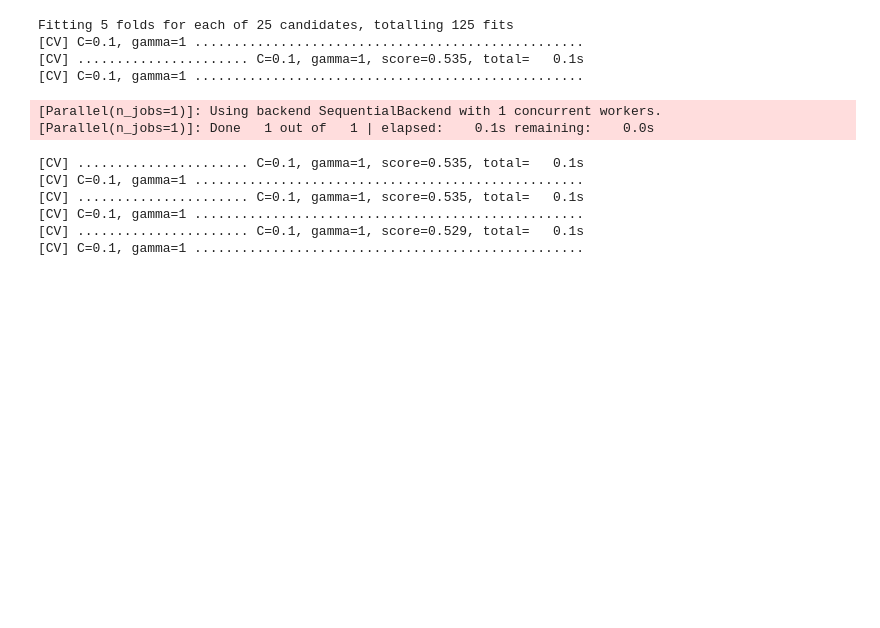
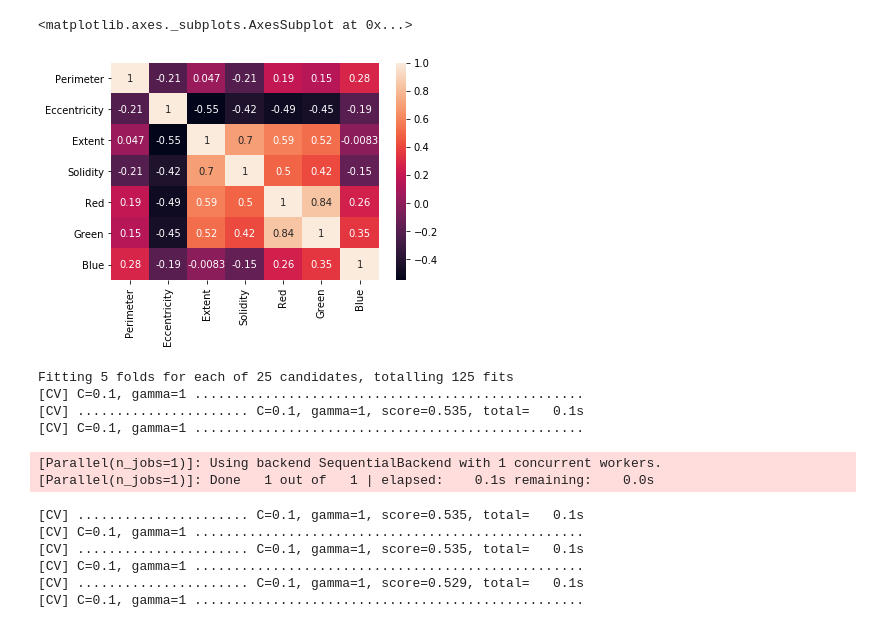
Before and after one commit to nikhiljerry29/Final-Year-Project, a Jupyter notebook: FPY Workbook.ipynb, the cells around one changed output. Cells and saved outputs as stored; diff of their text form; code cells hidden in the pictures; blank space fills up the shorter version.

```diff
--- a/FPY Workbook.ipynb
+++ b/FPY Workbook.ipynb
@@ -36,3 +43,8 @@ print(df)
+# %%
+sns.heatmap(df.corr(), annot = True)
+# %% [output]
+<matplotlib.axes._subplots.AxesSubplot at 0x...>
+[figure, added]
 # %%
 # Importing Libraries
 import pandas as pd
```
Also changed, not shown: parts of 2 cells of this notebook, 7 other files.
